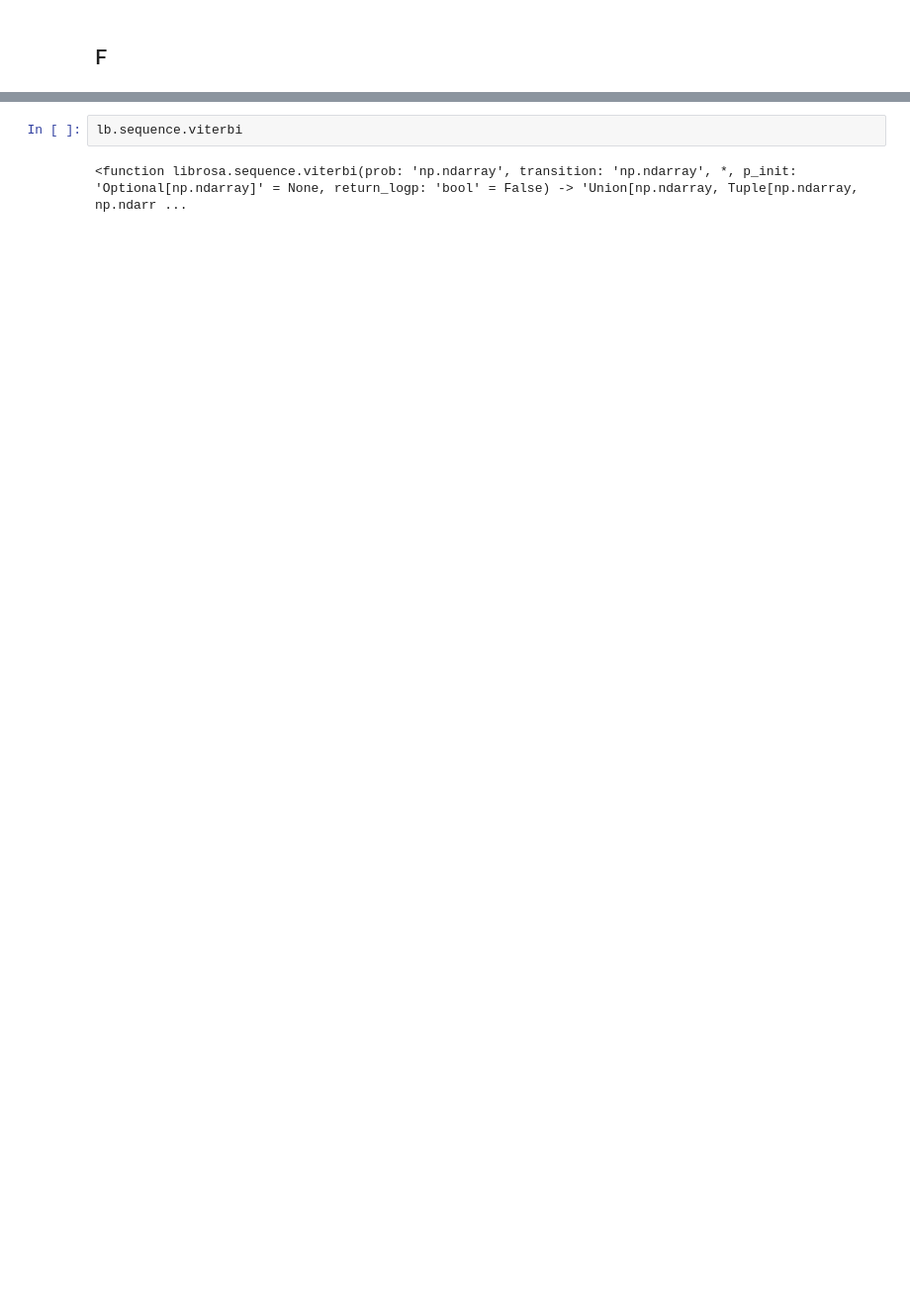
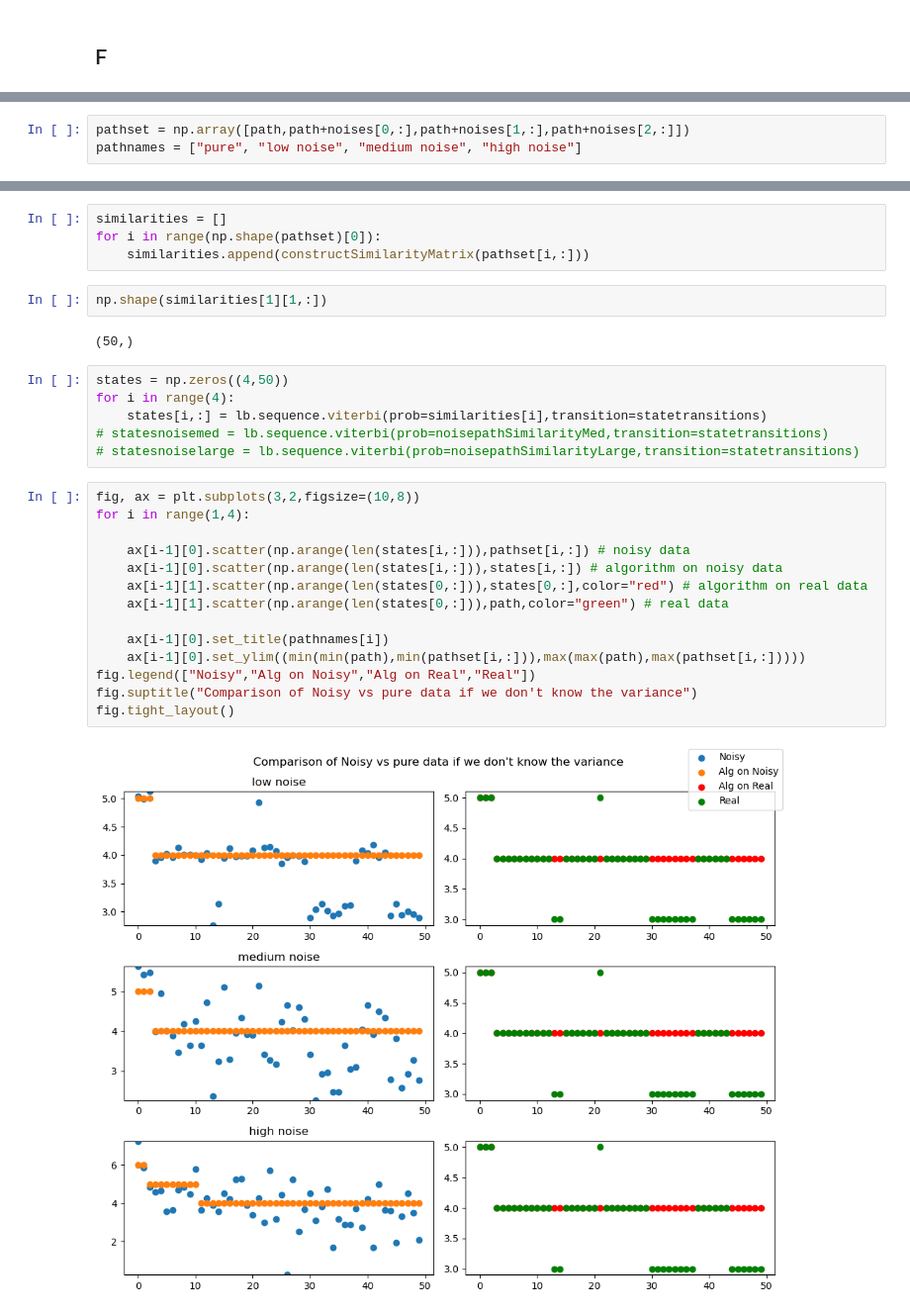
Before and after one commit to Sorin-Jayaweera/dsp_hw7, a Jupyter notebook: hw7.ipynb, the cells around one changed output, grey strips where cells are left out. Shown at 99% size. Cells and saved outputs as stored; diff of their text form; blank space fills up the shorter version.

```diff
--- a/hw7.ipynb
+++ b/hw7.ipynb
@@ -253,0 +295,3 @@ fig.tight_layout()
+# %%
+pathset = np.array([path,path+noises[0,:],path+noises[1,:],path+noises[2,:]])
+pathnames = ["pure", "low noise", "medium noise", "high noise"]
@@ -254,4 +302,30 @@ fig.tight_layout()
+# %%
+similarities = []
+for i in range(np.shape(pathset)[0]):
+    similarities.append(constructSimilarityMatrix(pathset[i,:]))
+# %%
+np.shape(similarities[1][1,:])
+# %% [output]
+(50,)
 # %%
-lb.sequence.viterbi
+states = np.zeros((4,50))
+for i in range(4):
+    states[i,:] = lb.sequence.viterbi(prob=similarities[i],transition=statetransitions)
+# statesnoisemed = lb.sequence.viterbi(prob=noisepathSimilarityMed,transition=statetransitions)
+# statesnoiselarge = lb.sequence.viterbi(prob=noisepathSimilarityLarge,transition=statetransitions)
-# %% [output]
-<function librosa.sequence.viterbi(prob: 'np.ndarray', transition: 'np.ndarray', *, p_init: 'Optional[np.ndarray]' = None, return_logp: 'bool' = False) -> 'Union[np.ndarray, Tuple[np.ndarray, np.ndarr ...
+# %%
+fig, ax = plt.subplots(3,2,figsize=(10,8))
+for i in range(1,4):
+
+    ax[i-1][0].scatter(np.arange(len(states[i,:])),pathset[i,:]) # noisy data
+    ax[i-1][0].scatter(np.arange(len(states[i,:])),states[i,:]) # algorithm on noisy data
+    ax[i-1][1].scatter(np.arange(len(states[0,:])),states[0,:],color="red") # algorithm on real data
+    ax[i-1][1].scatter(np.arange(len(states[0,:])),path,color="green") # real data
+
+    ax[i-1][0].set_title(pathnames[i])
+    ax[i-1][0].set_ylim((min(min(path),min(pathset[i,:])),max(max(path),max(pathset[i,:]))))
+fig.legend(["Noisy","Alg on Noisy","Alg on Real","Real"])
+fig.suptitle("Comparison of Noisy vs pure data if we don't know the variance")
+fig.tight_layout()
+# %% [output]
+[figure, added]
```
Also changed, not shown: parts of 12 cells of this notebook.
